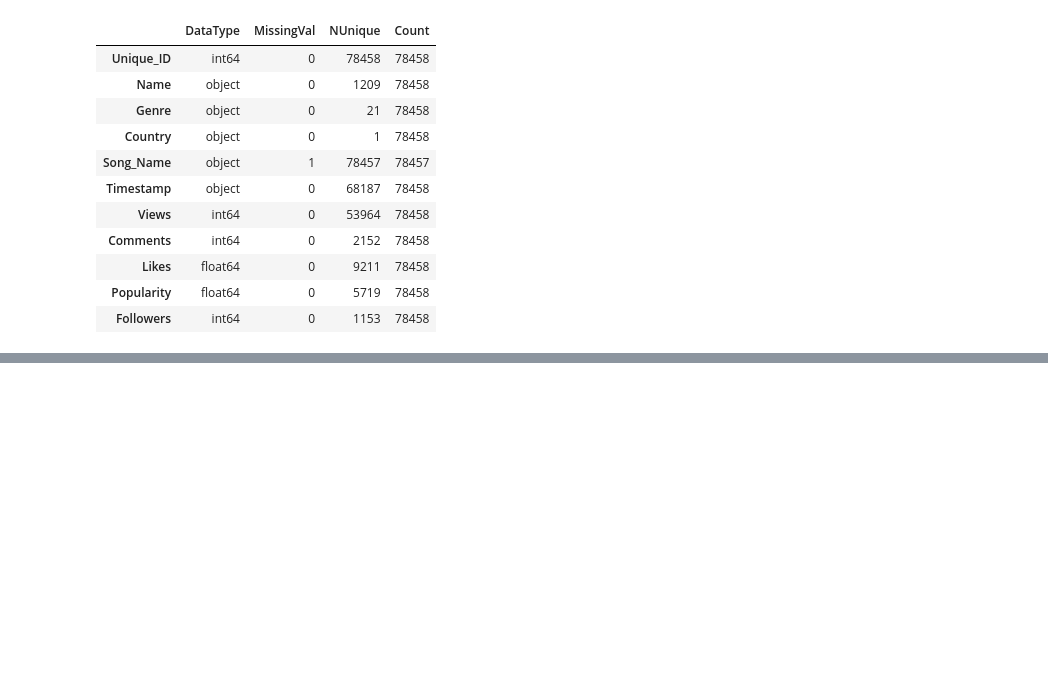
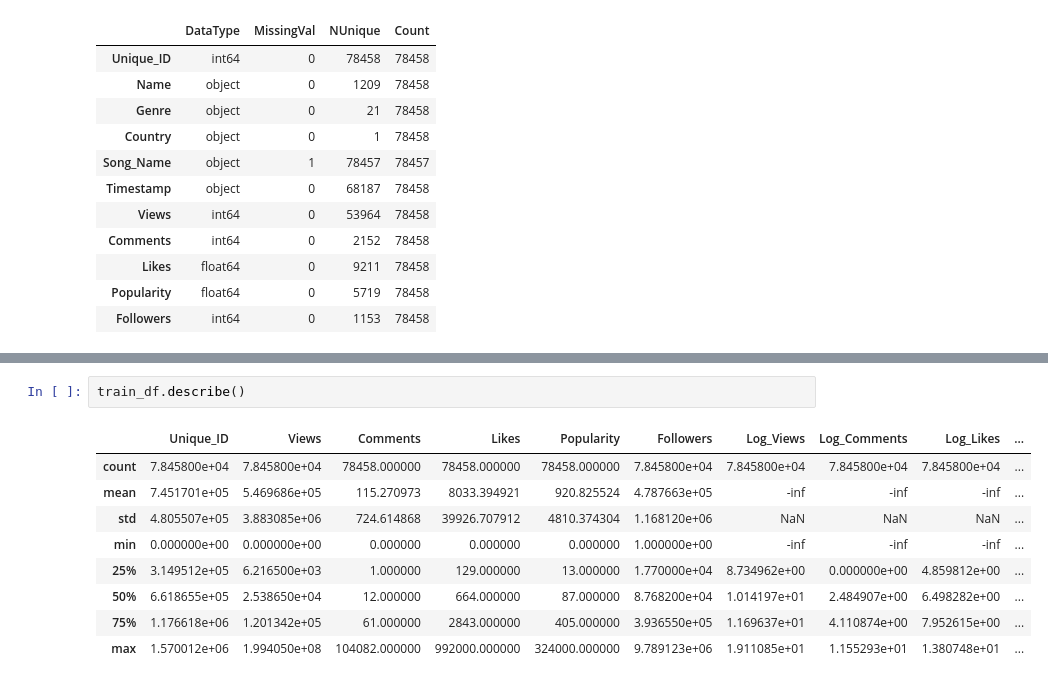
Before and after one commit to Shenghao1993/songs-popularity-prediction, a Jupyter notebook: 1.0-wsh-exploratory-data-analysis.ipynb, the cells around one changed output, grey strips where cells are left out. Cells and saved outputs as stored; diff of their text form; blank space fills up the shorter version.

```diff
--- a/1.0-wsh-exploratory-data-analysis.ipynb
+++ b/1.0-wsh-exploratory-data-analysis.ipynb
@@ -108,0 +141,12 @@ Index(['Views', 'Comments', 'Likes', 'Popularity', 'Followers'], dtype='object')
+# %%
+train_df.describe()
+# %% [output]
+|  | Unique_ID | Views | Comments | Likes | Popularity | Followers | Log_Views | Log_Comments | Log_Likes | ... |
+| count | 7.845800e+04 | 7.845800e+04 | 78458.000000 | 78458.000000 | 78458.000000 | 7.845800e+04 | 7.845800e+04 | 7.845800e+04 | 7.845800e+04 | ... |
+| mean | 7.451701e+05 | 5.469686e+05 | 115.270973 | 8033.394921 | 920.825524 | 4.787663e+05 | -inf | -inf | -inf | ... |
+| std | 4.805507e+05 | 3.883085e+06 | 724.614868 | 39926.707912 | 4810.374304 | 1.168120e+06 | NaN | NaN | NaN | ... |
+| min | 0.000000e+00 | 0.000000e+00 | 0.000000 | 0.000000 | 0.000000 | 1.000000e+00 | -inf | -inf | -inf | ... |
+| 25% | 3.149512e+05 | 6.216500e+03 | 1.000000 | 129.000000 | 13.000000 | 1.770000e+04 | 8.734962e+00 | 0.000000e+00 | 4.859812e+00 | ... |
+| 50% | 6.618655e+05 | 2.538650e+04 | 12.000000 | 664.000000 | 87.000000 | 8.768200e+04 | 1.014197e+01 | 2.484907e+00 | 6.498282e+00 | ... |
+| 75% | 1.176618e+06 | 1.201342e+05 | 61.000000 | 2843.000000 | 405.000000 | 3.936550e+05 | 1.169637e+01 | 4.110874e+00 | 7.952615e+00 | ... |
+| max | 1.570012e+06 | 1.994050e+08 | 104082.000000 | 992000.000000 | 324000.000000 | 9.789123e+06 | 1.911085e+01 | 1.155293e+01 | 1.380748e+01 | ... |
```
Also changed, not shown: parts of 12 cells of this notebook.
